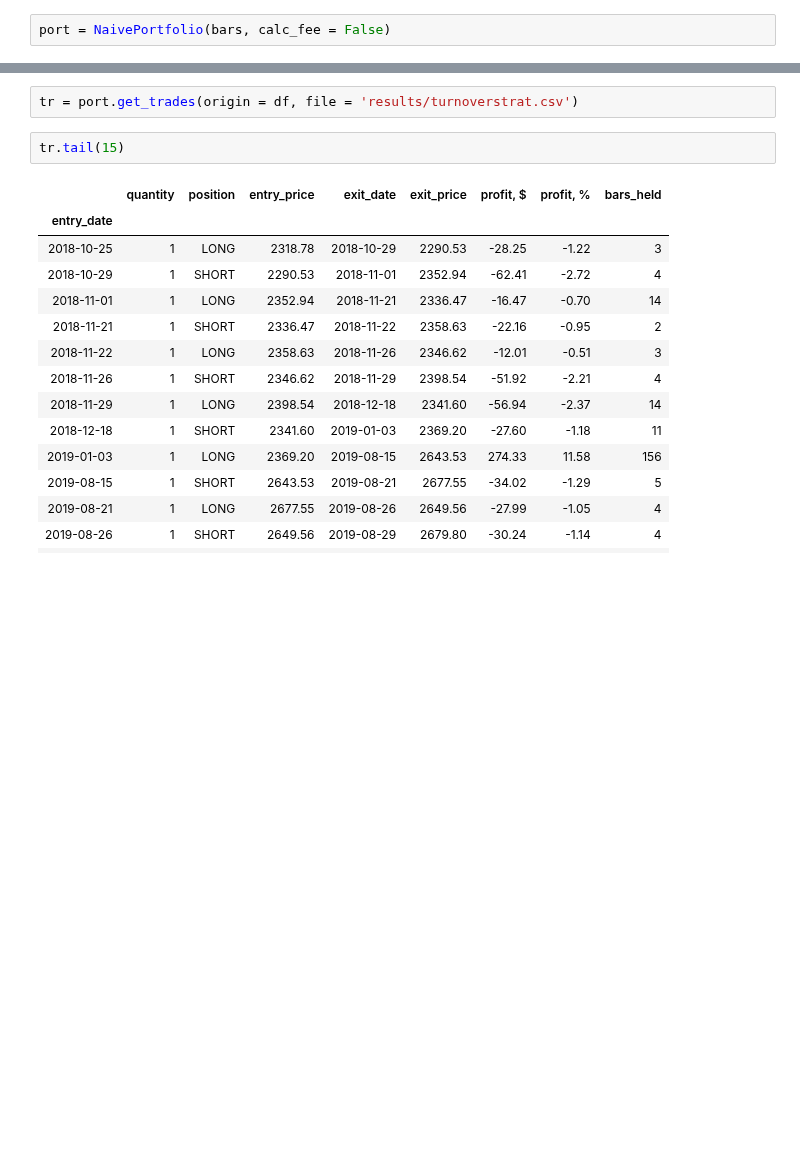
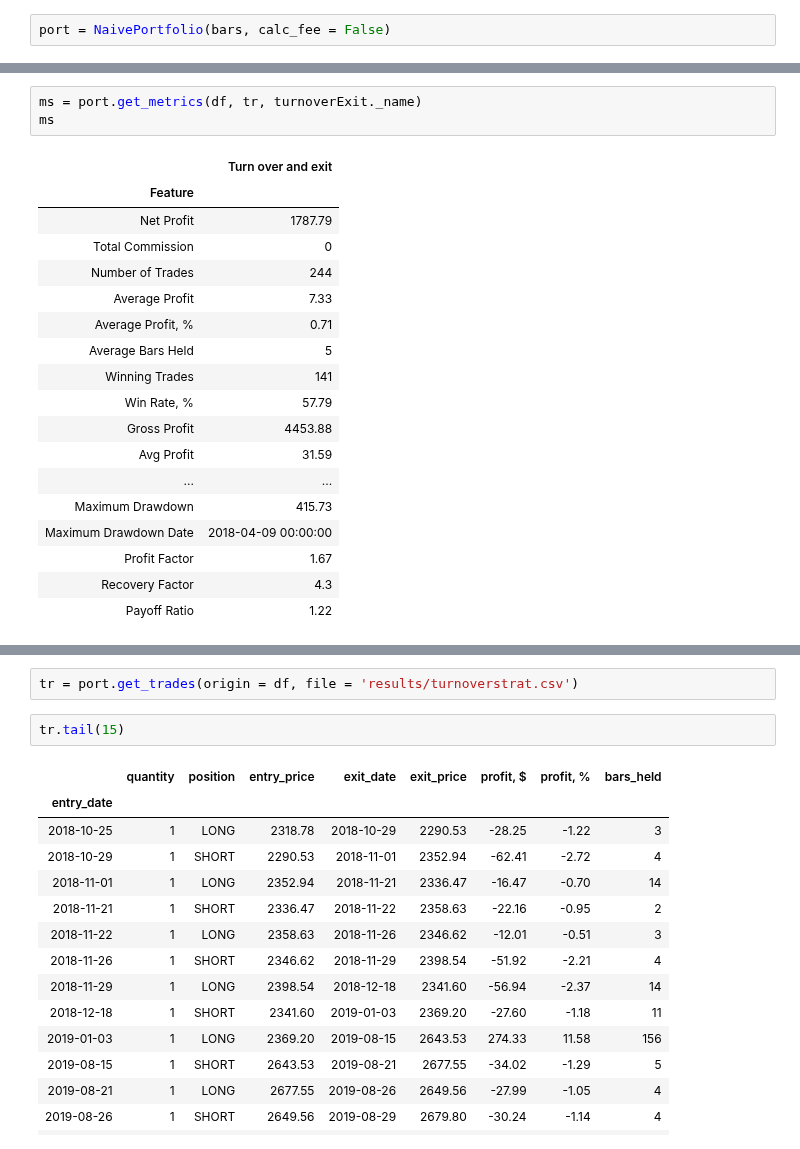
Before and after one commit to mozzherina/cherimoya, a Jupyter notebook: atPortfolio.ipynb, the cells around one changed output, grey strips where cells are left out. Saved outputs shown, nothing was run; the diff lists cells and outputs as text; blank space fills up the shorter version.

```diff
--- a/atPortfolio.ipynb
+++ b/atPortfolio.ipynb
@@ -533,3 +536,25 @@ tr.loc[tr['bars_held'] > 5]
+# %%
+ms = port.get_metrics(df, tr, turnoverExit._name)
+ms
+# %% [output]
+|  | Turn over and exit |
+| Feature |  |
+| Net Profit | 1787.79 |
+| Total Commission | 0 |
+| Number of Trades | 244 |
+| Average Profit | 7.33 |
+| Average Profit, % | 0.71 |
+| Average Bars Held | 5 |
+| Winning Trades | 141 |
+| Win Rate, % | 57.79 |
+| Gross Profit | 4453.88 |
+| Avg Profit | 31.59 |
+| ... | ... |
+| Maximum Drawdown | 415.73 |
+| Maximum Drawdown Date | 2018-04-09 00:00:00 |
+| Profit Factor | 1.67 |
+| Recovery Factor | 4.3 |
+| Payoff Ratio | 1.22 |
 # %%
 df = port.apply_strategy(symbol, turnoverStrat)
 df[98:125]
```
Also changed, not shown: parts of 12 cells of this notebook, 2 other files.
